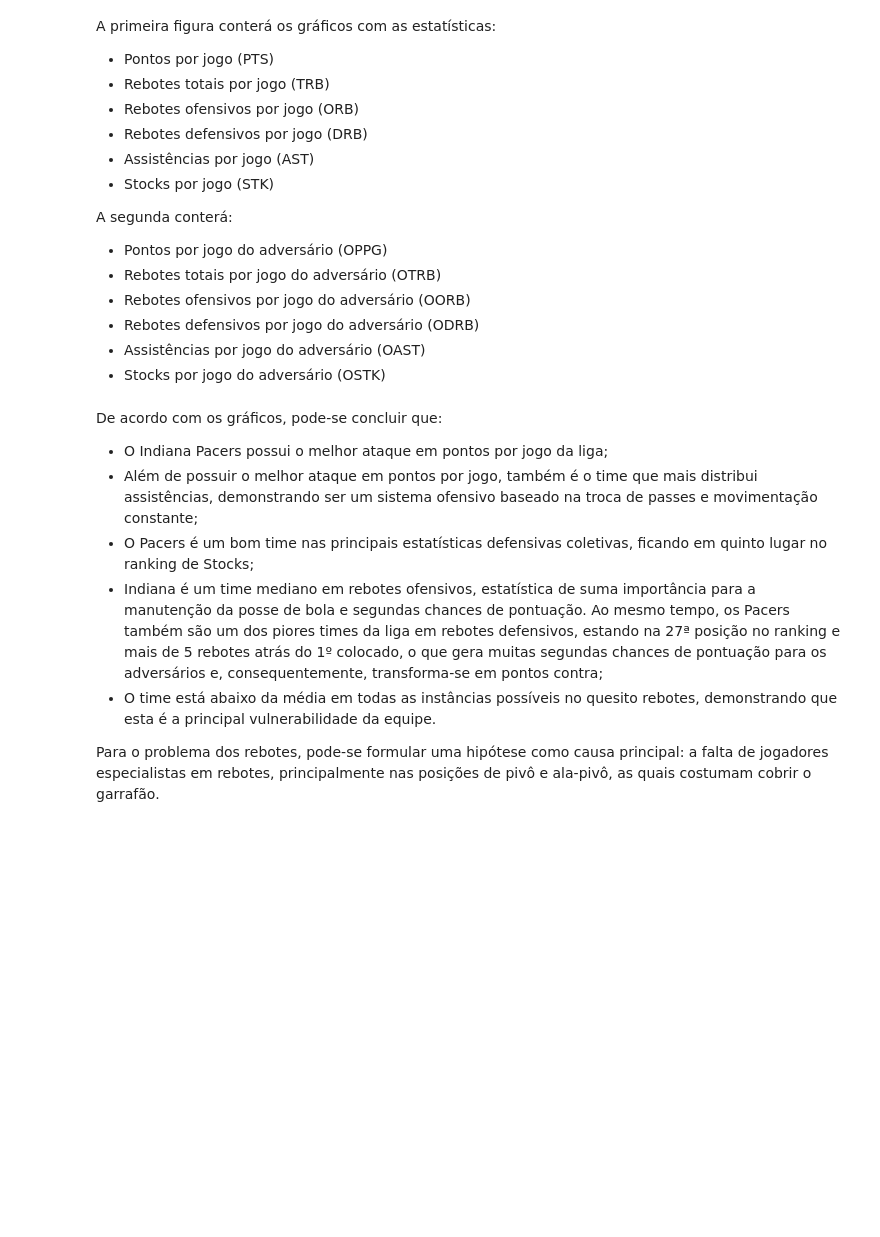
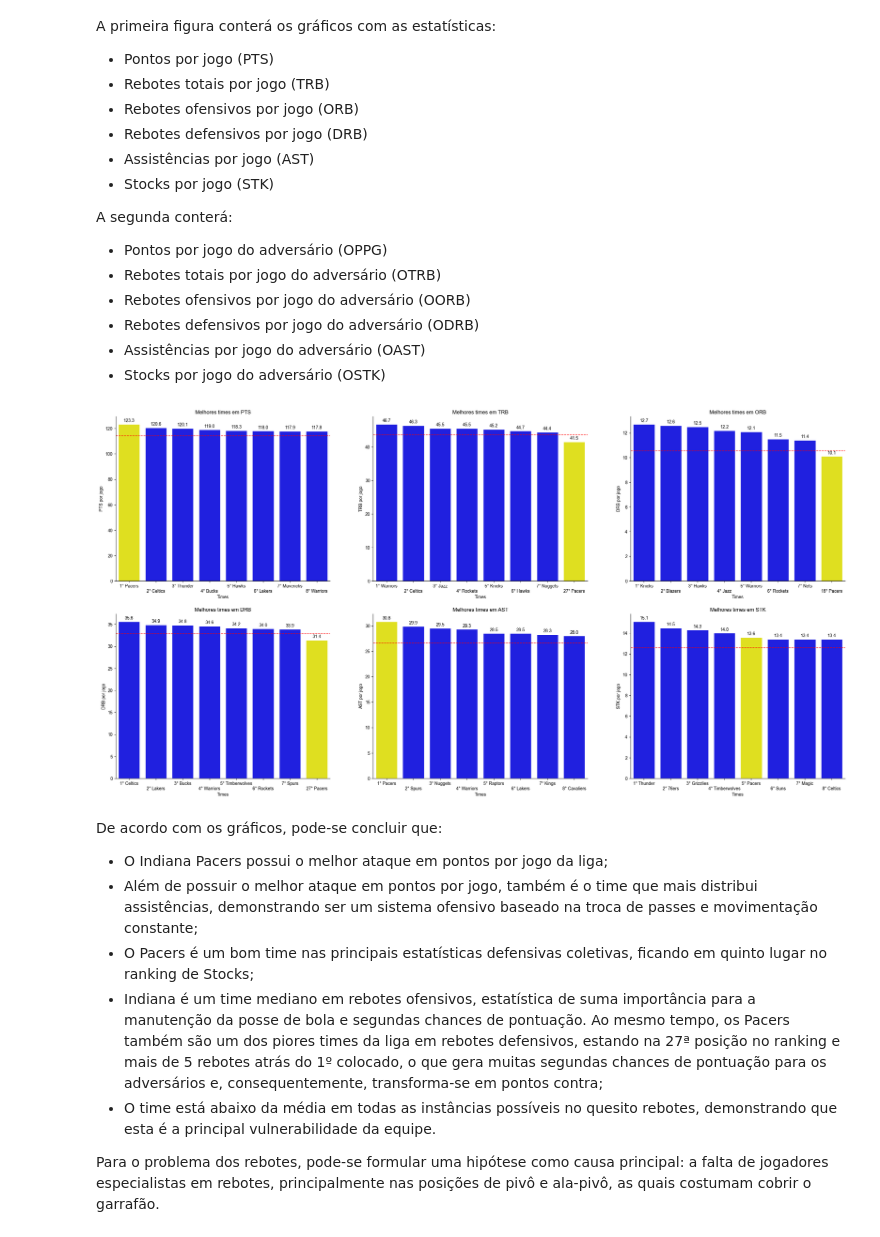
Before and after one commit to izaiasF6/Indiana-Pacers-Analysis, a Jupyter notebook: Notebooks/pacers.ipynb, the cells around one changed output. Saved outputs shown, nothing was run; the diff lists cells and outputs as text; code cells hidden in the pictures; blank space fills up the shorter version.

```diff
--- a/Notebooks/pacers.ipynb
+++ b/Notebooks/pacers.ipynb
@@ -19,8 +19,8 @@ from utils import *
 from plot import *
 # %%
 #Carregandos os datasets
-df_players = pd.read_csv("Nba-player-data(in).csv") #Dataframe com as estatísticas dos jogadores
-df_teams = pd.read_csv("all_season_datenbank.csv") #Dataframe com as estatísticas dos times
+df_players = pd.read_csv("../Datasets/Nba-player-data(in).csv") #Dataframe com as estatísticas dos jogadores
+df_teams = pd.read_csv("../Datasets/all_season_datenbank.csv") #Dataframe com as estatísticas dos times
 # %%
 #Visualização das 5 primeiras e 5 últimas linhas do dataframe dos jogadores
 df_players.head()
@@ -140,7 +241,9 @@ A segunda conterá:
 </ul>
 # %%
 #Gráficos de estatísticas acumulativas do time
-ranking_barchart(df_teams, ["PTS", "TRB", "ORB", "DRB", "AST", "STK"])
+fig = ranking_barchart(df_teams, ["PTS", "TRB", "ORB", "DRB", "AST", "STK"])
+# %% [output]
+[figure, added]
 # %% [markdown]
 De acordo com os gráficos, pode-se concluir que:
 <ul>
```
Also changed, not shown: parts of 22 cells of this notebook, 2 other files.
